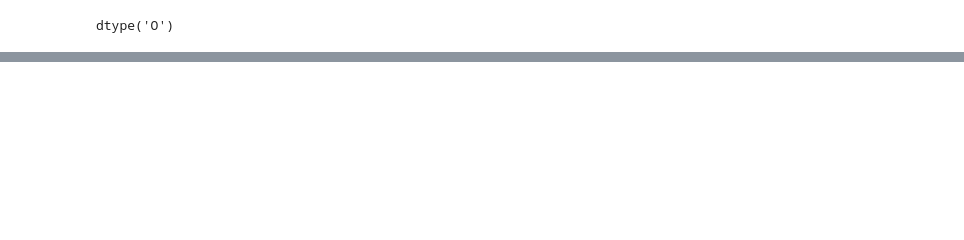
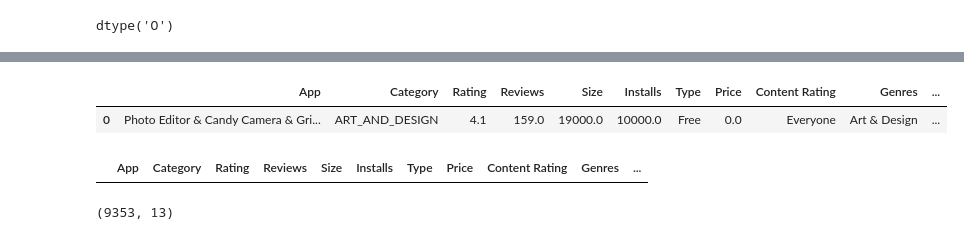
Before and after one commit to Navachetank/playstore_app_analysis, a Jupyter notebook: analysis.ipynb, the cells around one changed output, grey strips where cells are left out. Cells and saved outputs as stored; diff of their text form; code cells hidden in the pictures; blank space fills up the shorter version.

```diff
--- a/analysis.ipynb
+++ b/analysis.ipynb
@@ -475,0 +461,19 @@ dtype: object
+# %%
+df.drop('review_check',axis=1,inplace=True)
+df.head(1)
+# %% [output]
+|  | App | Category | Rating | Reviews | Size | Installs | Type | Price | Content Rating | Genres | ... |
+| 0 | Photo Editor & Candy Camera & Gri... | ART_AND_DESIGN | 4.1 | 159.0 | 19000.0 | 10000.0 | Free | 0.0 | Everyone | Art & Design | ... |
+# %%
+# For free apps (type = “Free”), the price should not be >0. Drop any such rows.
+
+df[(df['Type']=='Free')&(df['Price']>0)]
+# %% [output]
+|  | App | Category | Rating | Reviews | Size | Installs | Type | Price | Content Rating | Genres | ... |
+# %%
+# ~ is used to Negate/reverse the df selected using condition
+
+df=df[~((df['Type']=='Free')& (df['Price']>0))]
+df.shape
+# %% [output]
+(9353, 13)
```
Also changed, not shown: parts of 52 cells of this notebook, 2 other files.
